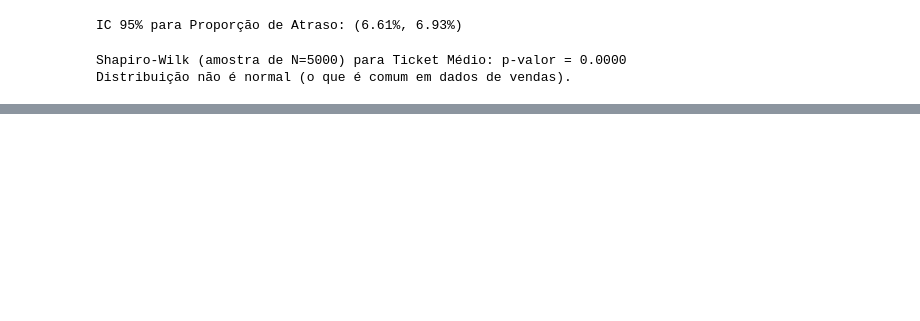
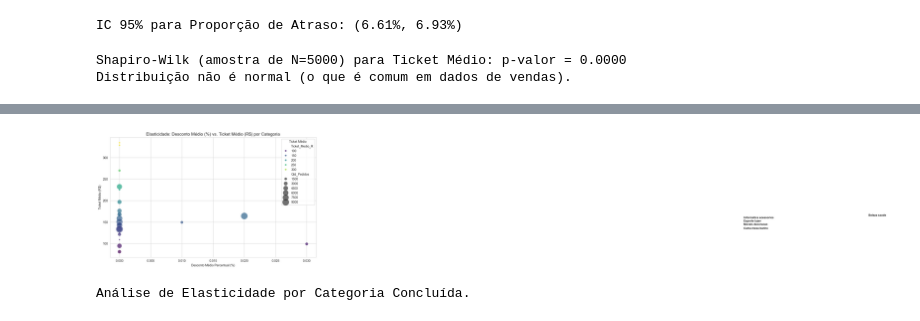
Before and after one commit to ManueleMacedo/analise-ecommerce-olist, a Jupyter notebook: Analise_Olist_Principal.ipynb, the cells around one changed output, grey strips where cells are left out. Saved outputs shown, nothing was run; the diff lists cells and outputs as text; code cells hidden in the pictures; blank space fills up the shorter version.

```diff
--- a/Analise_Olist_Principal.ipynb
+++ b/Analise_Olist_Principal.ipynb
@@ -618,0 +644,71 @@ print("Gráfico de Sazonalidade Concluído")
+# %%
+# CÉLULA 27: Mix por Categoria/Subcategoria e Elasticidade em relação ao Desconto
+print("\nIniciando Análise de Elasticidade por Categoria...")
+
+# 1. Renomeia coluna de produtos para o merge
+df_products = df_products.rename(columns={
+    'product_id': 'ID_Produto',
+    'product_category_name': 'Categoria_Produto'
+})
+
+# 2. Merge com df_products para trazer a categoria para CADA PEDIDO (usando o ID_Produto do primeiro item)
+df_base_categoria = pd.merge(
+    df_base,
+    df_products[['ID_Produto', 'Categoria_Produto']],
+    on='ID_Produto',
+    how='left'
+)
+
+# 3. Limpeza da Coluna de Categoria
+df_base_categoria['Categoria_Limpa'] = df_base_categoria['Categoria_Produto'].str.replace('_', ' ', regex=True).str.capitalize()
+df_base_categoria['Categoria_Limpa'] = df_base_categoria['Categoria_Limpa'].fillna('Outras/Não Identificado')
+
+# 4. Agrupamento por categoria para calcular métricas
+elasticidade_categoria = df_base_categoria.groupby('Categoria_Limpa').agg(
+    Qtd_Pedidos=('ID_Pedido', 'count'),
+    Desconto_Medio_Perc=('Desconto_Perc', 'mean'),
+    Ticket_Medio_R = ('Ticket_Medio', 'mean')
+).reset_index()
+
+# 5. Filtra e ordena (apenas categorias com mais de 500 pedidos)
+elasticidade_categoria = elasticidade_categoria.query('Qtd_Pedidos > 500')
+elasticidade_categoria = elasticidade_categoria.sort_values(by='Ticket_Medio_R', ascending=False).round(2)
+
+# 6. Exibe os resultados (CORRIGIDA)
+print("--- Elasticidade por Categoria de Produto (Top 10 - Acima de 500 Pedidos) ---")
+# Usando to_string() para evitar dependência do 'tabulate'
+print(elasticidade_categoria.head(10).to_string(index=False))
+
+# 7. Visualização da Elasticidade
+plt.figure(figsize=(12, 7))
+sns.scatterplot(
+    x='Desconto_Medio_Perc',
+    y='Ticket_Medio_R',
+    size='Qtd_Pedidos',
+    data=elasticidade_categoria,
+    sizes=(20, 500),
+    alpha=0.7,
+    hue='Ticket_Medio_R',
+    palette='viridis'
+)
+
+# Adiciona rótulos para as top 5 categorias por volume
+top_categorias_plot = elasticidade_categoria.sort_values(by='Qtd_Pedidos', ascending=False).head(5)
+for i in range(len(top_categorias_plot)):
+    row = top_categorias_plot.iloc[i]
+    plt.text(
+        row['Desconto_Medio_Perc'] + 0.1,
+        row['Ticket_Medio_R'],
+        row['Categoria_Limpa'],
+        fontsize=9,
+        weight='bold'
+    )
+
+plt.title('Elasticidade: Desconto Médio (%) vs. Ticket Médio (R$) por Categoria', fontsize=14)
+plt.xlabel('Desconto Médio Percentual (%)')
+plt.ylabel('Ticket Médio (R$)')
+plt.legend(title='Ticket Médio', loc='upper right')
+plt.show()
+
+print("Análise de Elasticidade por Categoria Concluída.")
+# %% [output]
@@ -618,0 +728,2 @@ print("Gráfico de Sazonalidade Concluído")
+[figure, added]
+Análise de Elasticidade por Categoria Concluída.
```
Also changed, not shown: parts of 9 cells of this notebook.
